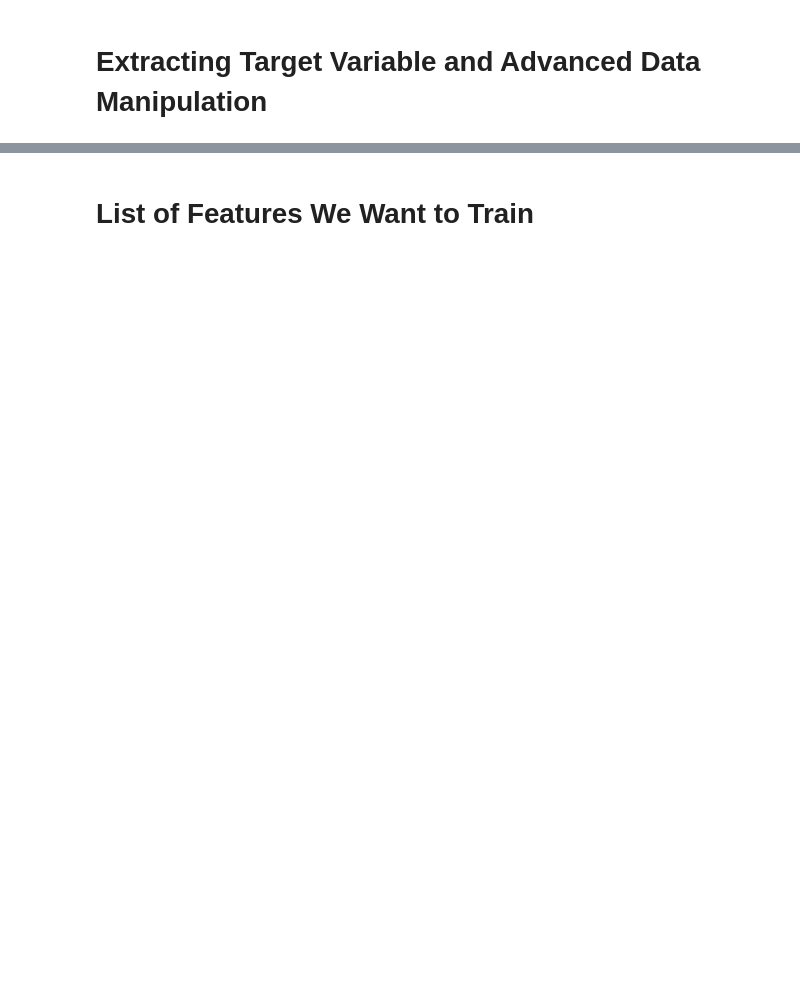
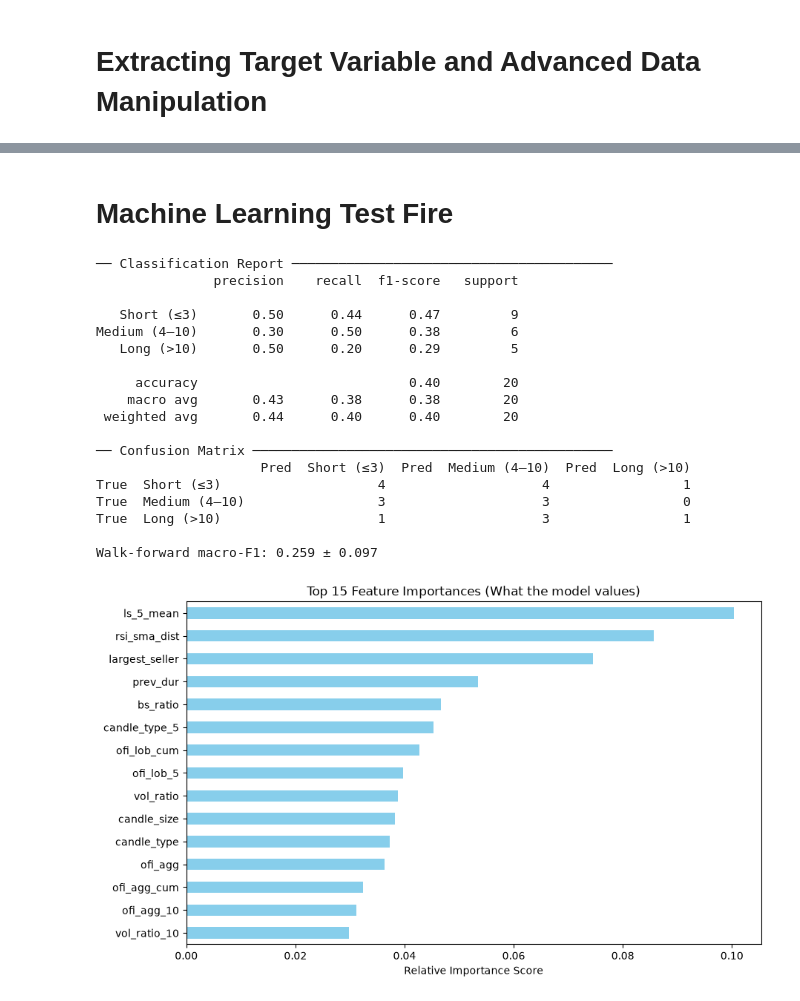
Before and after one commit to hmzk1422/OSADP-Infrastructure, a Jupyter notebook: research/approach_2.ipynb, the cells around one changed output, grey strips where cells are left out. Drawn from its saved outputs; the diff is of its cells as text; code cells hidden in the pictures; blank space fills up the shorter version.

```diff
--- a/research/approach_2.ipynb
+++ b/research/approach_2.ipynb
@@ -350,2 +323,71 @@ Walk-forward macro-F1: 0.293 ± 0.199
 # %% [markdown]
-# List of Features We Want to Train
+# Machine Learning Test Fire
+# %%
+
+# ─────────────────────────────────────────────────────────────────────────────
+# 4 · Evaluate
+# ─────────────────────────────────────────────────────────────────────────────
+present_classes = sorted(np.unique(np.concatenate([y_tr, y_te])))
+present_names   = [CLASS_NAMES[c] for c in present_classes]
+
+y_pred = clf.predict(X_te_s)
+proba  = clf.predict_proba(X_te_s)
+
+print("\n── Classification Report ─────────────────────────────────────────")
+print(classification_report(y_te, y_pred,
+                             labels      = present_classes,
+                             target_names= present_names))
+
+cm = confusion_matrix(y_te, y_pred, labels=present_classes)
+print("── Confusion Matrix ──────────────────────────────────────────────")
+print(pd.DataFrame(cm,
+      index   = [f"True  {n}" for n in present_names],
+      columns = [f"Pred  {n}" for n in present_names]))
+
+tscv  = TimeSeriesSplit(n_splits=5)
+cv_f1 = []
+for tr_idx, val_idx in tscv.split(X_tr_s):
+    sw_f = compute_sample_weight('balanced', y_tr[tr_idx])
+    m = GradientBoostingClassifier(n_estimators=300, max_depth=3,
+            learning_rate=0.05, subsample=0.8, min_samples_leaf=5, random_state=42)
+    m.fit(X_tr_s[tr_idx], y_tr[tr_idx], sample_weight=sw_f)
+    cv_f1.append(f1_score(y_tr[val_idx], m.predict(X_tr_s[val_idx]),
+                          labels=present_classes, average='macro'))
+
+print(f"\nWalk-forward macro-F1: {np.mean(cv_f1):.3f} ± {np.std(cv_f1):.3f}")
+
+import matplotlib.pyplot as plt
+
+# 1. Create a Series of importances
+feature_importances = pd.Series(clf.feature_importances_, index=FEATS)
+
+# 2. Sort them and take the top 15
+top_15 = feature_importances.nlargest(15)
+
+# 3. Plot
+plt.figure(figsize=(10, 6))
+top_15.plot(kind='barh', color='skyblue')
+plt.title("Top 15 Feature Importances (What the model values)")
+plt.xlabel("Relative Importance Score")
+plt.gca().invert_yaxis() # Highest at the top
+plt.show()
+# %% [output]
+── Classification Report ─────────────────────────────────────────
+               precision    recall  f1-score   support
+
+   Short (≤3)       0.50      0.44      0.47         9
+Medium (4–10)       0.30      0.50      0.38         6
+   Long (>10)       0.50      0.20      0.29         5
+
+     accuracy                           0.40        20
+    macro avg       0.43      0.38      0.38        20
+ weighted avg       0.44      0.40      0.40        20
+
+── Confusion Matrix ──────────────────────────────────────────────
+                     Pred  Short (≤3)  Pred  Medium (4–10)  Pred  Long (>10)
+True  Short (≤3)                    4                    4                 1
+True  Medium (4–10)                 3                    3                 0
+True  Long (>10)                    1                    3                 1
+
+Walk-forward macro-F1: 0.259 ± 0.097
+[figure, added]
```
Also changed, not shown: parts of 2 cells of this notebook, 2 other files.
